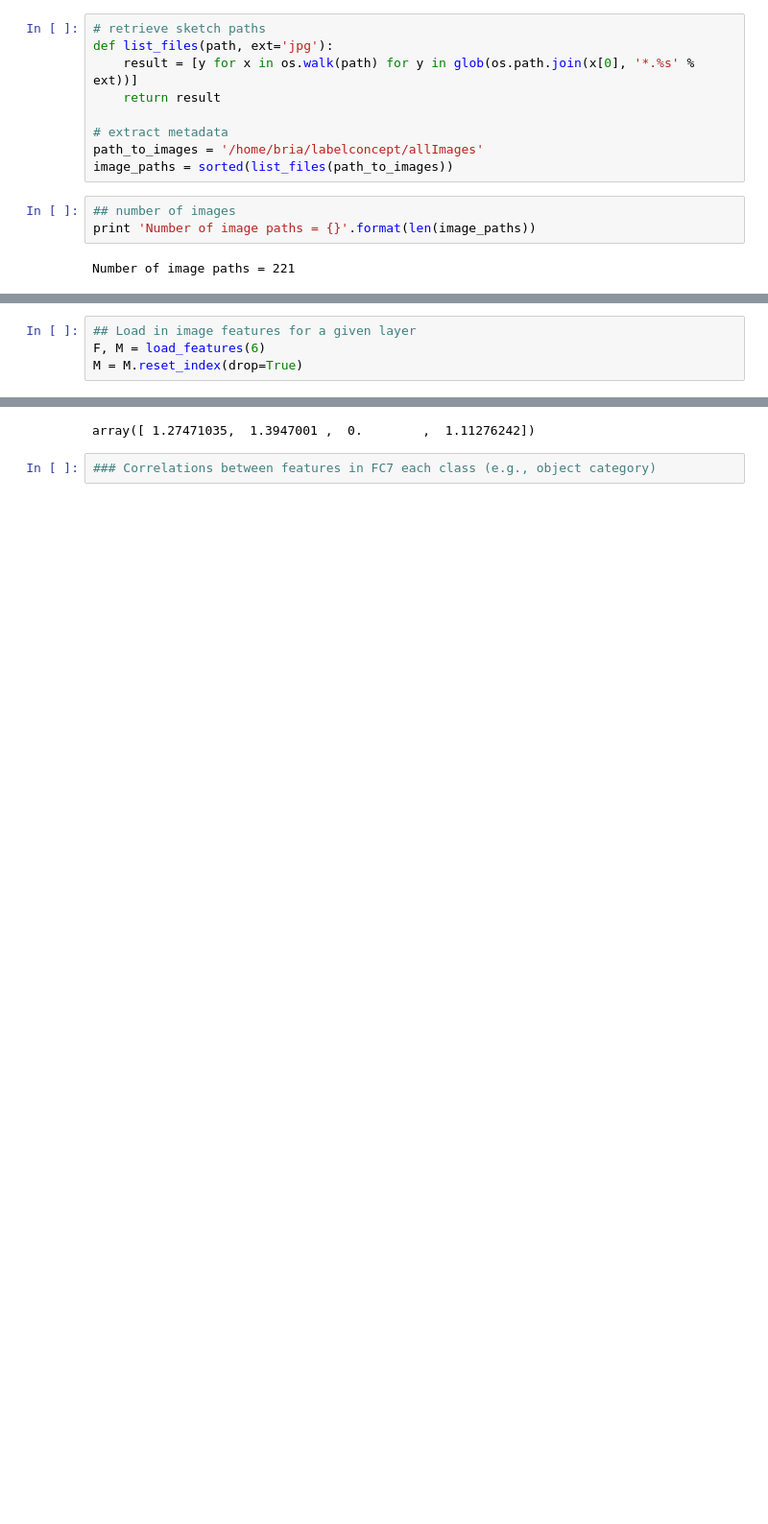
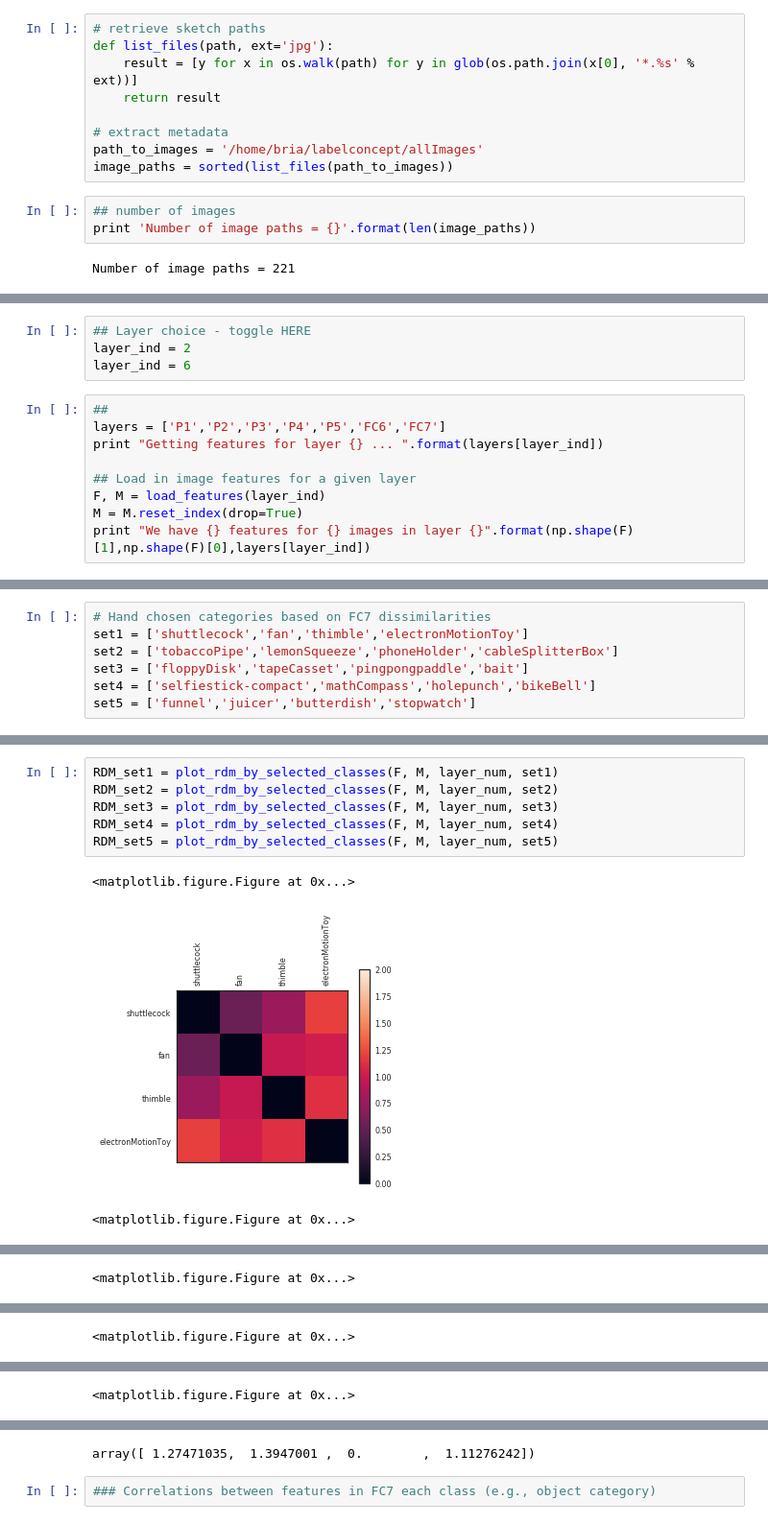
Before and after one commit to brialorelle/label-cats, a Jupyter notebook: stimuli_analyses/featuresTry-labelconcept.ipynb, the cells around one changed output, grey strips where cells are left out. Shown at 96% size. Cells and saved outputs as stored; diff of their text form; blank space fills up the shorter version.

Commit message:
stimuli selection updated scripts & images

```diff
--- a/stimuli_analyses/featuresTry-labelconcept.ipynb
+++ b/stimuli_analyses/featuresTry-labelconcept.ipynb
@@ -151,4 +194,13 @@ def get_RDM(M,F,sort_inds):
+# %%
+## Layer choice - toggle HERE
+layer_ind = 2
+layer_ind = 6
 # %%
+##
+layers = ['P1','P2','P3','P4','P5','FC6','FC7']
+print "Getting features for layer {} ... ".format(layers[layer_ind])
+
 ## Load in image features for a given layer
-F, M = load_features(6)
+F, M = load_features(layer_ind)
 M = M.reset_index(drop=True)
+print "We have {} features for {} images in layer {}".format(np.shape(F)[1],np.shape(F)[0],layers[layer_ind])
@@ -169,0 +218,7 @@ array([0])
+# %%
+# Hand chosen categories based on FC7 dissimilarities
+set1 = ['shuttlecock','fan','thimble','electronMotionToy']
+set2 = ['tobaccoPipe','lemonSqueeze','phoneHolder','cableSplitterBox']
+set3 = ['floppyDisk','tapeCasset','pingpongpaddle','bait']
+set4 = ['selfiestick-compact','mathCompass','holepunch','bikeBell']
+set5 = ['funnel','juicer','butterdish','stopwatch']
@@ -169,0 +248,10 @@ array([0])
+# %%
+RDM_set1 = plot_rdm_by_selected_classes(F, M, layer_num, set1)
+RDM_set2 = plot_rdm_by_selected_classes(F, M, layer_num, set2)
+RDM_set3 = plot_rdm_by_selected_classes(F, M, layer_num, set3)
+RDM_set4 = plot_rdm_by_selected_classes(F, M, layer_num, set4)
+RDM_set5 = plot_rdm_by_selected_classes(F, M, layer_num, set5)
+# %% [output]
+<matplotlib.figure.Figure at 0x...>
+[figure, added]
+<matplotlib.figure.Figure at 0x...>
@@ -169,0 +259 @@ array([0])
+<matplotlib.figure.Figure at 0x...>
@@ -169,0 +261 @@ array([0])
+<matplotlib.figure.Figure at 0x...>
@@ -169,0 +263 @@ array([0])
+<matplotlib.figure.Figure at 0x...>
```
Also changed, not shown: parts of 29 cells of this notebook, 5 other files.
